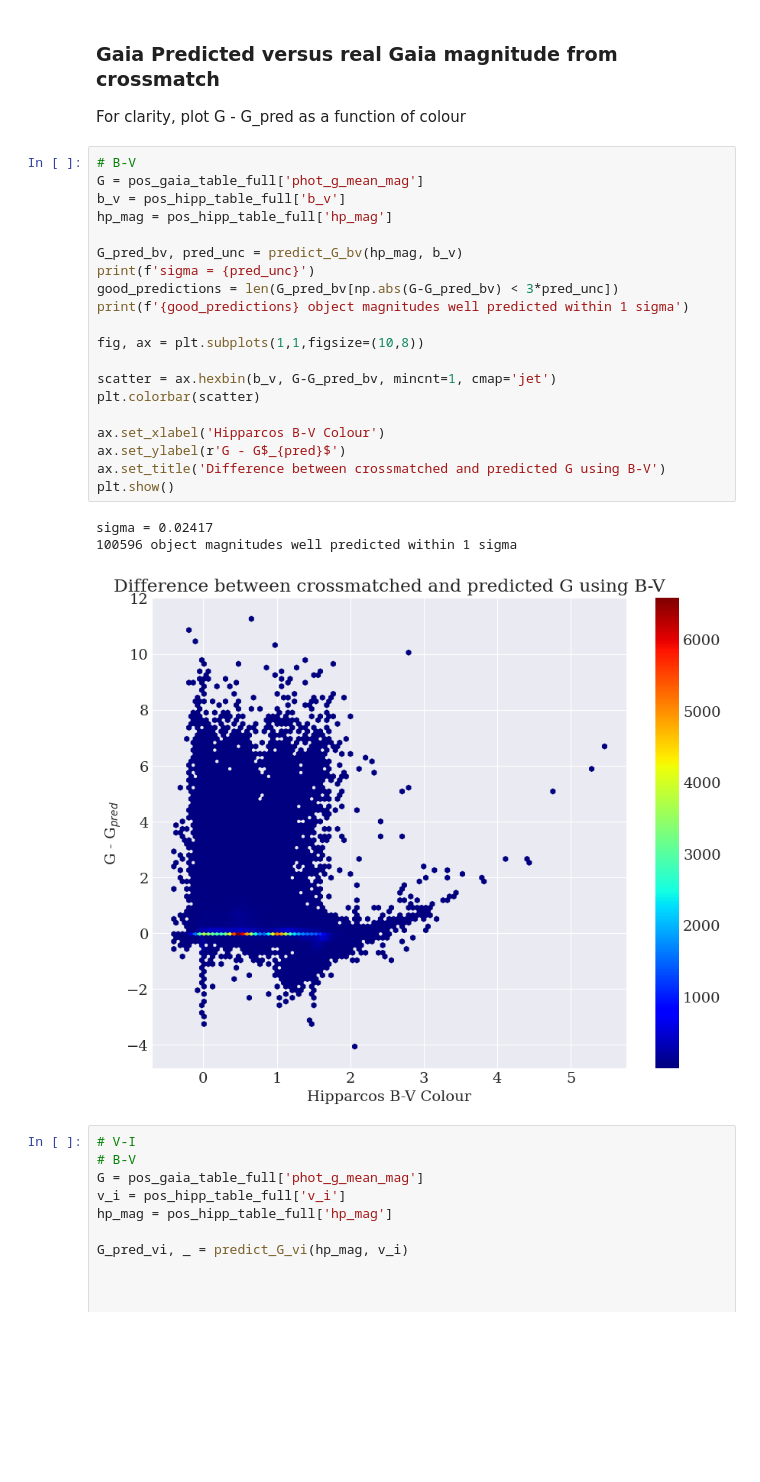
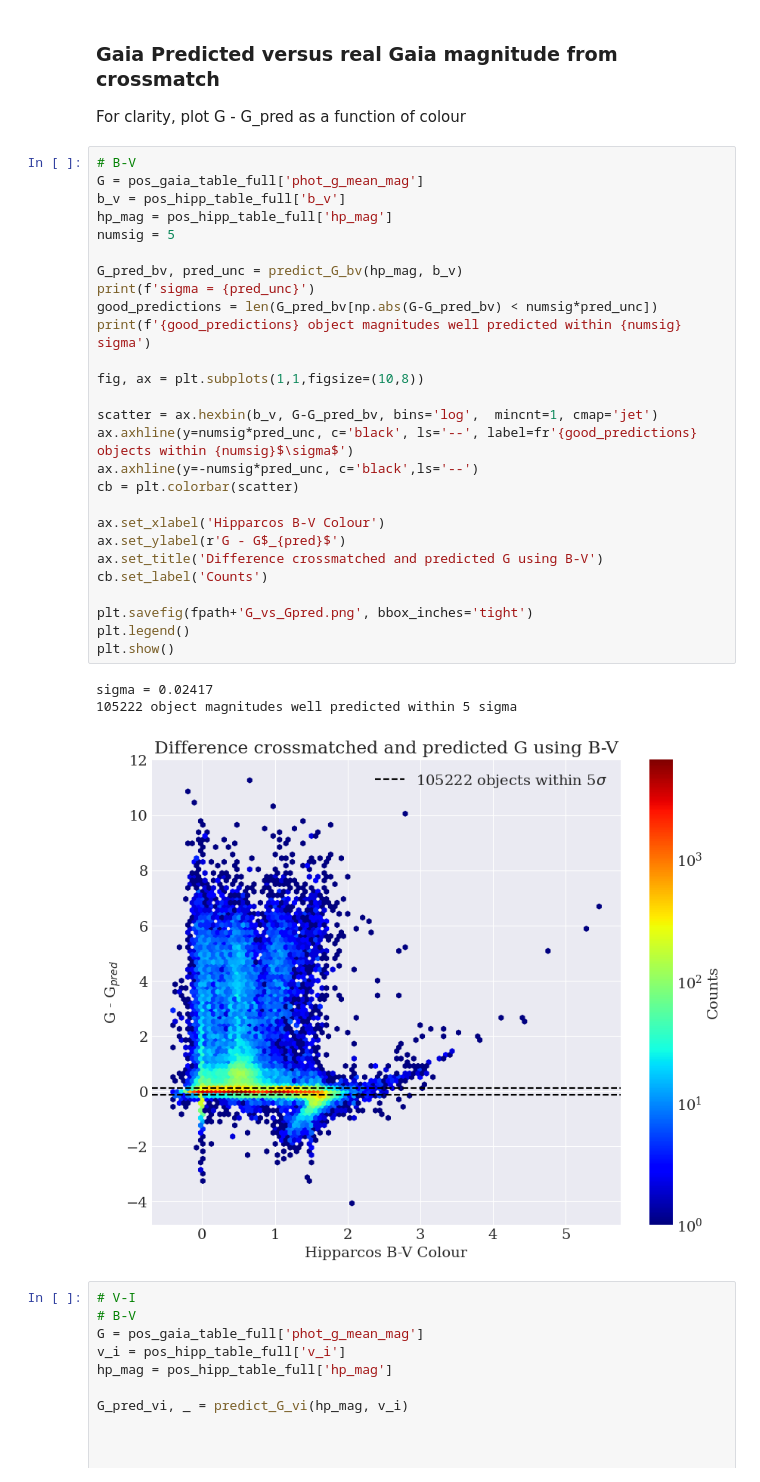
Before and after one commit to RenVit318/masterproject, a Jupyter notebook: src/notebooks/full_crossmatch_study.ipynb, the cells around one changed output. Cells and saved outputs as stored; diff of their text form; blank space fills up the shorter version.

Commit message:
Hexbin Plots

```diff
--- a/src/notebooks/full_crossmatch_study.ipynb
+++ b/src/notebooks/full_crossmatch_study.ipynb
@@ -89,27 +78,34 @@ For clarity, plot G - G_pred as a function of colour
 # %%
 # B-V
 G = pos_gaia_table_full['phot_g_mean_mag']
 b_v = pos_hipp_table_full['b_v']
 hp_mag = pos_hipp_table_full['hp_mag']
+numsig = 5
 
 G_pred_bv, pred_unc = predict_G_bv(hp_mag, b_v)
 print(f'sigma = {pred_unc}')
-good_predictions = len(G_pred_bv[np.abs(G-G_pred_bv) < 3*pred_unc])
-print(f'{good_predictions} object magnitudes well predicted within 1 sigma')
+good_predictions = len(G_pred_bv[np.abs(G-G_pred_bv) < numsig*pred_unc])
+print(f'{good_predictions} object magnitudes well predicted within {numsig} sigma')
 
 fig, ax = plt.subplots(1,1,figsize=(10,8))
 
-scatter = ax.hexbin(b_v, G-G_pred_bv, mincnt=1, cmap='jet')
-plt.colorbar(scatter)
+scatter = ax.hexbin(b_v, G-G_pred_bv, bins='log',  mincnt=1, cmap='jet')
+ax.axhline(y=numsig*pred_unc, c='black', ls='--', label=fr'{good_predictions} objects within {numsig}$\sigma$')
+ax.axhline(y=-numsig*pred_unc, c='black',ls='--')
+cb = plt.colorbar(scatter)
 
 ax.set_xlabel('Hipparcos B-V Colour')
 ax.set_ylabel(r'G - G$_{pred}$')
-ax.set_title('Difference between crossmatched and predicted G using B-V')
+ax.set_title('Difference crossmatched and predicted G using B-V')
+cb.set_label('Counts')
+
+plt.savefig(fpath+'G_vs_Gpred.png', bbox_inches='tight')
+plt.legend()
 plt.show()
 # %% [output]
 sigma = 0.02417
-100596 object magnitudes well predicted within 1 sigma
+105222 object magnitudes well predicted within 5 sigma
-[figure, old version]
+[figure, new version]
 # %%
 # V-I
 # B-V
```
Also changed, not shown: parts of 1 cell of this notebook, 1 other file.
